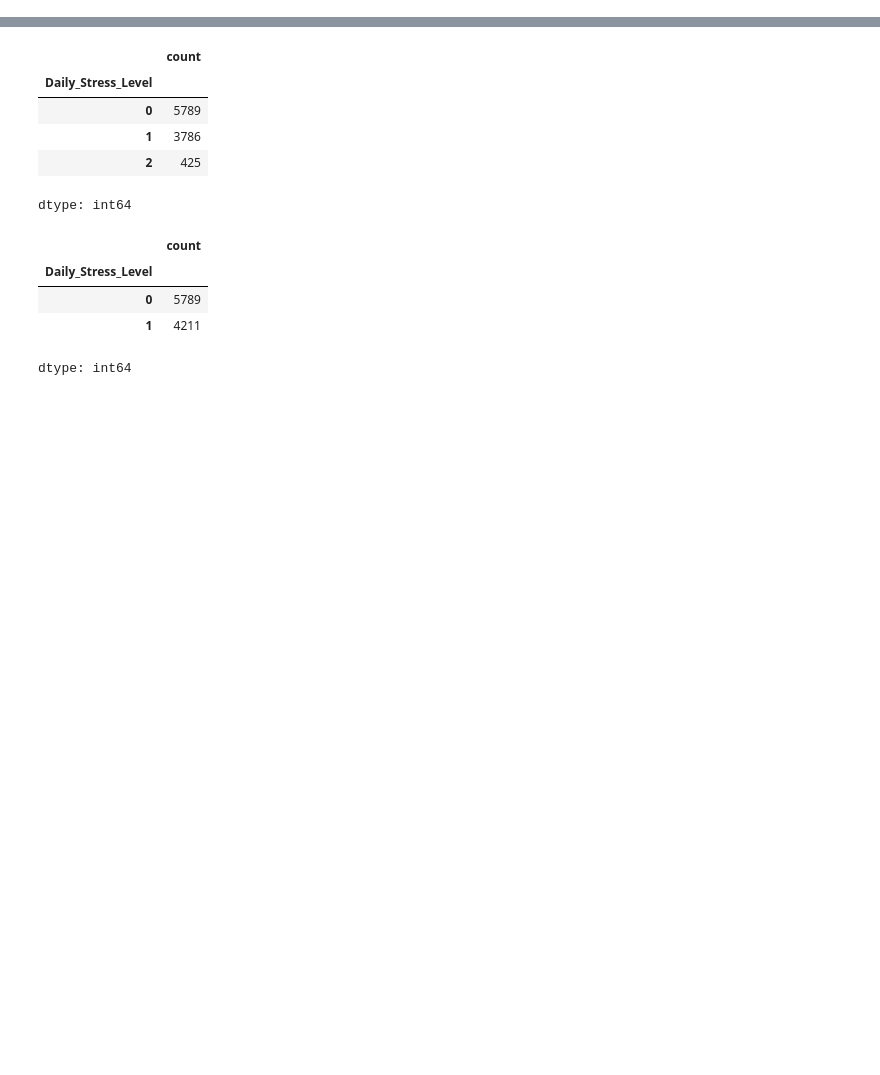
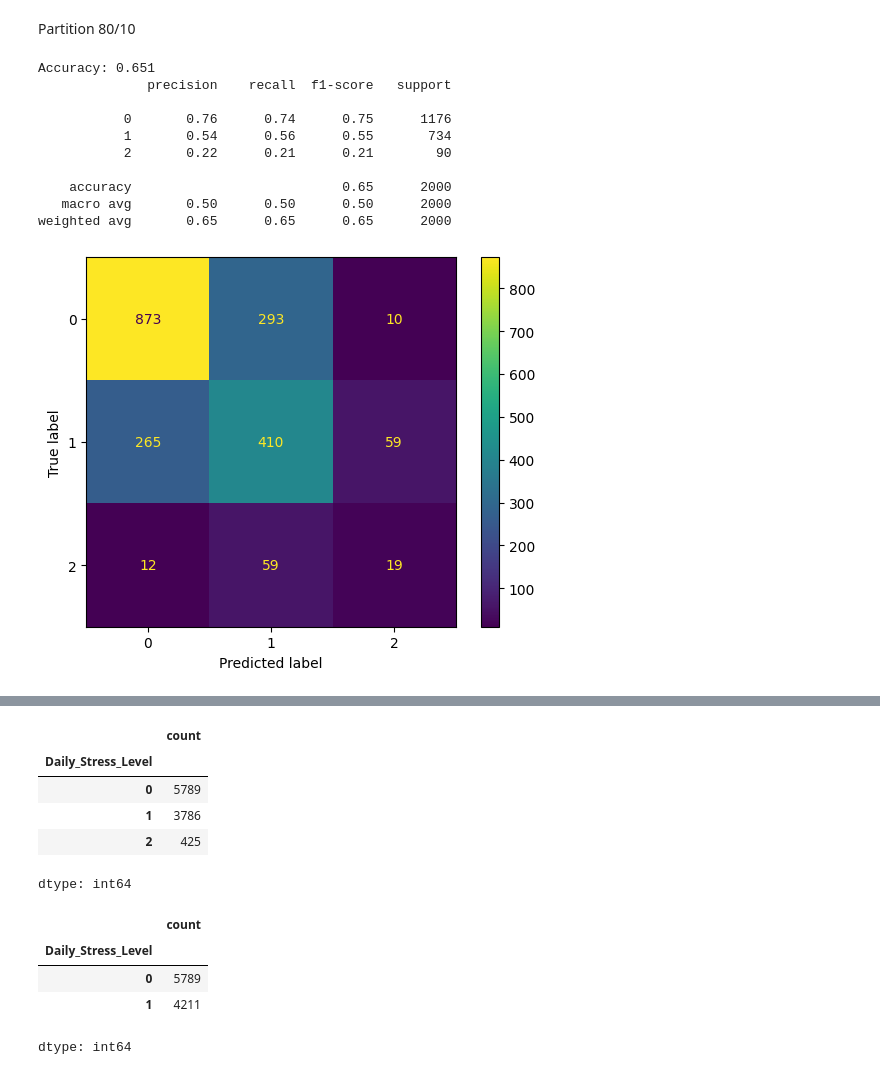
Before and after one commit to hend-22/-IT326-Project, a Jupyter notebook: Reports/Phase3.ipynb, the cells around one changed output, grey strips where cells are left out. Saved outputs shown, nothing was run; the diff lists cells and outputs as text; code cells hidden in the pictures; blank space fills up the shorter version.

```diff
--- a/Reports/Phase3.ipynb
+++ b/Reports/Phase3.ipynb
@@ -29,0 +60,26 @@ df.head()
+# %% [markdown]
+Partition 80/10
+# %%
+X_train, X_test, y_train, y_test = train_test_split(X,y,test_size=0.2,random_state=1)
+
+clf=DecisionTreeClassifier()
+clf=clf.fit(X_train,y_train)
+y_pred=clf.predict(X_test)
+
+print("Accuracy:",metrics.accuracy_score(y_test, y_pred) )
+print(classification_report(y_test, y_pred))
+
+cn=df['Daily_Stress_Level'].unique()
+disp=ConfusionMatrixDisplay.from_estimator(clf,X_test,y_test,display_labels=cn)
+# %% [output]
+Accuracy: 0.651
+              precision    recall  f1-score   support
+
+           0       0.76      0.74      0.75      1176
+           1       0.54      0.56      0.55       734
+           2       0.22      0.21      0.21        90
+
+    accuracy                           0.65      2000
+   macro avg       0.50      0.50      0.50      2000
+weighted avg       0.65      0.65      0.65      2000
+[figure, added]
```
Also changed, not shown: parts of 25 cells of this notebook.
